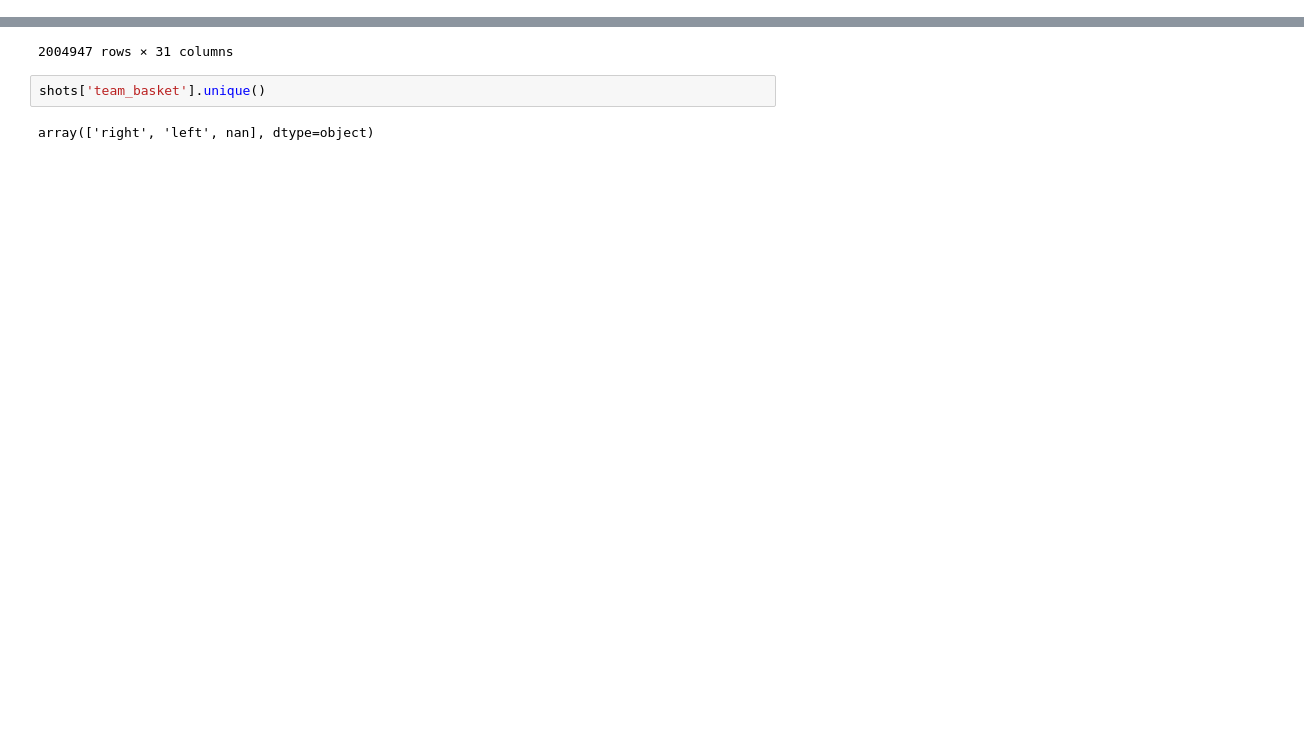
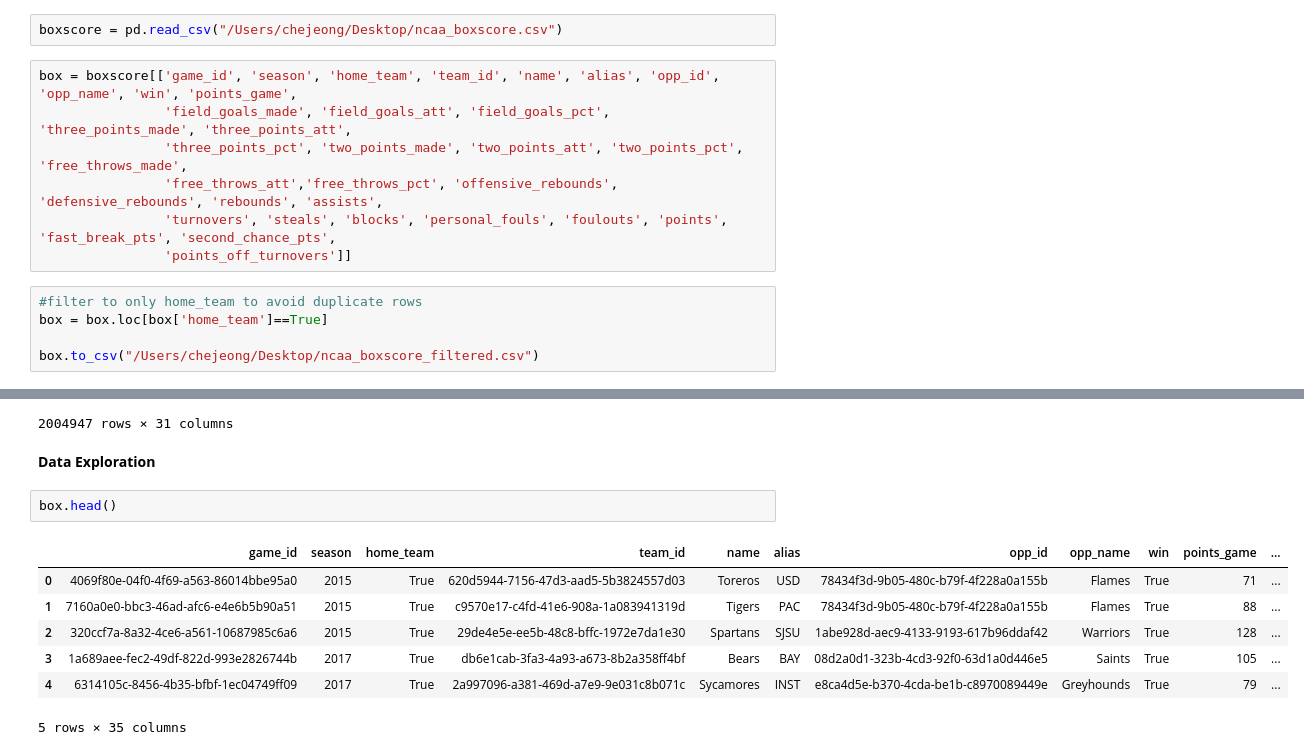
Before and after one commit to chejeong/NBA-NCAA-analytics, a Jupyter notebook: Code/analysis.ipynb, the cells around one changed output, grey strips where cells are left out. Saved outputs shown, nothing was run; the diff lists cells and outputs as text; blank space fills up the shorter version.

```diff
--- a/Code/analysis.ipynb
+++ b/Code/analysis.ipynb
@@ -75,0 +55,14 @@ shots = sample[['game_id','load_timestamp','season','away_name','away_id','away_
+# %%
+boxscore = pd.read_csv("/Users/chejeong/Desktop/ncaa_boxscore.csv")
+# %%
+box = boxscore[['game_id', 'season', 'home_team', 'team_id', 'name', 'alias', 'opp_id', 'opp_name', 'win', 'points_game',
+                'field_goals_made', 'field_goals_att', 'field_goals_pct', 'three_points_made', 'three_points_att',
+                'three_points_pct', 'two_points_made', 'two_points_att', 'two_points_pct', 'free_throws_made',
+                'free_throws_att','free_throws_pct', 'offensive_rebounds', 'defensive_rebounds', 'rebounds', 'assists',
+                'turnovers', 'steals', 'blocks', 'personal_fouls', 'foulouts', 'points', 'fast_break_pts', 'second_chance_pts',
+                'points_off_turnovers']]
+# %%
+#filter to only home_team to avoid duplicate rows
+box = box.loc[box['home_team']==True]
+
+box.to_csv("/Users/chejeong/Desktop/ncaa_boxscore_filtered.csv")
@@ -243,7 +212,15 @@ shots.loc[shots['team_basket']== "right"]
 | 4119695 | 0ccb6184-7abc-4035-ad14-6b2c405ee002 | 2018-02-02 08:34:25.766707 UTC | 2016 | Braves | b47d10b8-a2a5-47df-a2f9-7bd0b9d51beb | BRAD | Shockers | f38b58de-3273-4723-a78b-2f918e9aa2d5 | WICH | ... |
 | 4119696 | a7f0642e-589d-42c1-a065-bf2216196525 | 2018-03-10 23:35:00 UTC | 2017 | Cougars | 1f99a164-d593-4d81-85d5-0d7889d6f486 | HOU | Shockers | f38b58de-3273-4723-a78b-2f918e9aa2d5 | WICH | ... |
 2004947 rows × 31 columns
-# %%
-shots['team_basket'].unique()
-# %% [output]
-array(['right', 'left', nan], dtype=object)
+# %% [markdown]
+**Data Exploration**
+# %%
+box.head()
+# %% [output]
+|  | game_id | season | home_team | team_id | name | alias | opp_id | opp_name | win | points_game | ... |
+| 0 | 4069f80e-04f0-4f69-a563-86014bbe95a0 | 2015 | True | 620d5944-7156-47d3-aad5-5b3824557d03 | Toreros | USD | 78434f3d-9b05-480c-b79f-4f228a0a155b | Flames | True | 71 | ... |
+| 1 | 7160a0e0-bbc3-46ad-afc6-e4e6b5b90a51 | 2015 | True | c9570e17-c4fd-41e6-908a-1a083941319d | Tigers | PAC | 78434f3d-9b05-480c-b79f-4f228a0a155b | Flames | True | 88 | ... |
+| 2 | 320ccf7a-8a32-4ce6-a561-10687985c6a6 | 2015 | True | 29de4e5e-ee5b-48c8-bffc-1972e7da1e30 | Spartans | SJSU | 1abe928d-aec9-4133-9193-617b96ddaf42 | Warriors | True | 128 | ... |
+| 3 | 1a689aee-fec2-49df-822d-993e2826744b | 2017 | True | db6e1cab-3fa3-4a93-a673-8b2a358ff4bf | Bears | BAY | 08d2a0d1-323b-4cd3-92f0-63d1a0d446e5 | Saints | True | 105 | ... |
+| 4 | 6314105c-8456-4b35-bfbf-1ec04749ff09 | 2017 | True | 2a997096-a381-469d-a7e9-9e031c8b071c | Sycamores | INST | e8ca4d5e-b370-4cda-be1b-c8970089449e | Greyhounds | True | 79 | ... |
+5 rows × 35 columns
```
Also changed, not shown: parts of 16 cells of this notebook, 3 other files.
